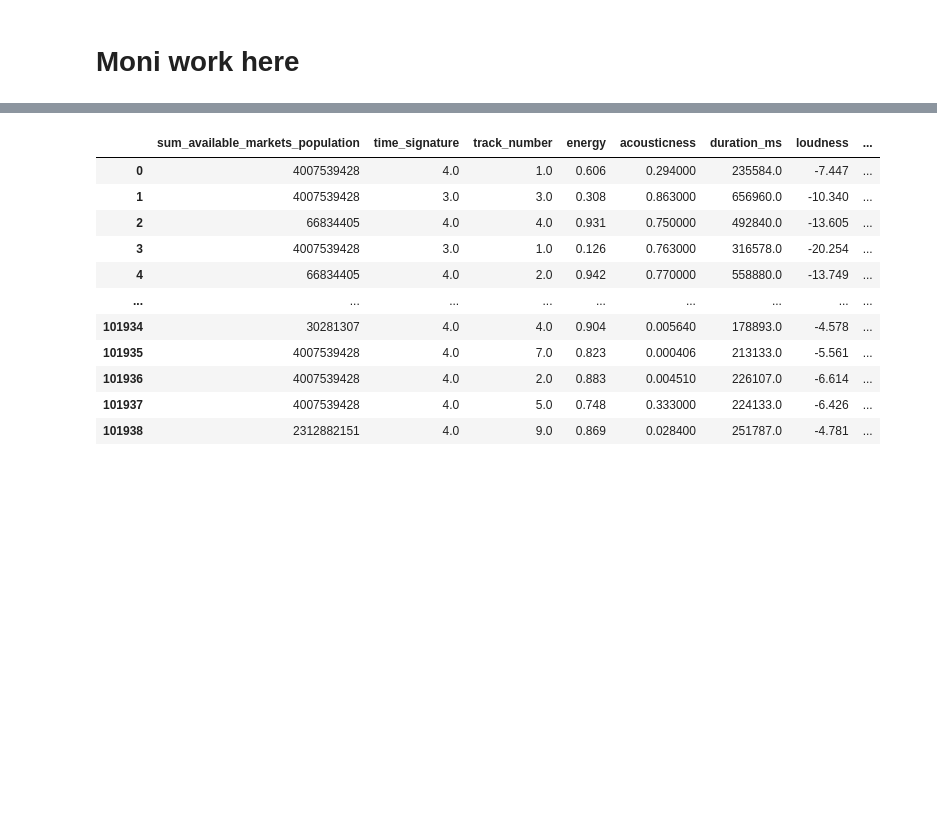
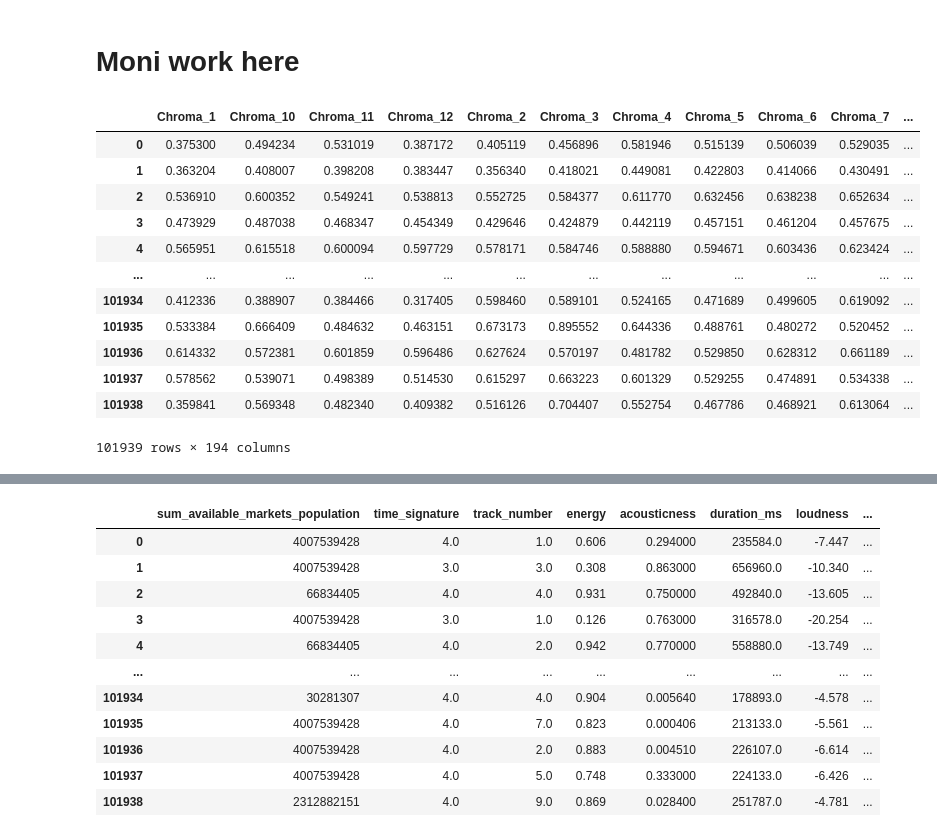
Before and after one commit to monischirri/Spotify_ML, a Jupyter notebook: Spotify_ML_all.ipynb, the cells around one changed output, grey strips where cells are left out. Cells and saved outputs as stored; diff of their text form; code cells hidden in the pictures; blank space fills up the shorter version.

```diff
--- a/Spotify_ML_all.ipynb
+++ b/Spotify_ML_all.ipynb
@@ -784,3 +784,6 @@ sentence_similarity                 6985
 track_id_lyrics-features            6985
 vocabulary_wealth                   6985
 Length: 244, dtype: int64
+# %%
+#Replace NaN w/ median
+all_data_sources = all_data_sources.fillna(all_data_sources.median())
@@ -827,0 +878,2 @@ all_data.columns.to_list()
+# %%
+all_data = all_data[all_data.columns.difference(correlated_features)]
@@ -863,37 +919,37 @@ all_data.genres
 101938       [australian alternative rock, australian rock]
 Name: genres, Length: 101939, dtype: object
 # %%
-import pandas as pd
-import ast
-from collections import Counter
-import numpy as np
+#import pandas as pd
+#import ast
+#from collections import Counter
+#import numpy as np
 
 
 # Convert strings to actual lists, handling NaN values
 #all_data['genres'] = all_data['genres'].apply(lambda x: ast.literal_eval(x) if pd.notnull(x) else x)
 
 #change here the amount of genres
-top_x_genres = 200
+#top_x_genres = 200
 
 # Count occurrences of each genre in all lists combined
-genre_counter = Counter()
-for genre_list in all_data['genres']:
-    if isinstance(genre_list, list):
-        genre_counter.update(genre_list)
+#genre_counter = Counter()
+#for genre_list in all_data['genres']:
+#    if isinstance(genre_list, list):
+#        genre_counter.update(genre_list)
 
 # Get the top 100 genres
-top_100_genres = [genre for genre, count in genre_counter.most_common(top_x_genres)]
+#top_100_genres = [genre for genre, count in genre_counter.most_common(top_x_genres)]
 
 # Display the top 100 genres
-print("Top 100 Genres:", top_100_genres)
+#print("Top 100 Genres:", top_100_genres)
 
 # Remove genres not in the top 100
-def filter_genres(genre_list):
-    if isinstance(genre_list, list):
-        return [genre for genre in genre_list if genre in top_100_genres]
-    return genre_list
+#def filter_genres(genre_list):
+ #   if isinstance(genre_list, list):
+  #      return [genre for genre in genre_list if genre in top_100_genres]
+  #  return genre_list
 
-all_data['processed_genres'] = all_data['genres'].apply(filter_genres)
+#all_data['processed_genres'] = all_data['genres'].apply(filter_genres)
 # %% [output]
 Top 100 Genres: ['pop', 'dance pop', 'latin', 'rock', 'latin pop', 'edm', 'folk-pop', 'tropical house', 'modern rock', 'pop rap', 'indie folk', 'r&b', 'latin rock', 'rock en espanol', 'latin alternati ...
 # %%
@@ -1026,3 +1075,19 @@ cat_attribs = X.select_dtypes(include=['object']).columns
 # Create DataFrames with original column names
 X_prepared_df = create_prepared_dataframe(X, preprocessor, cat_attribs)
 #X_test_prepared_df = create_prepared_dataframe(X, preprocessor,cat_attribs)
+# %%
+X_prepared_df
+# %% [output]
+|  | Chroma_1 | Chroma_10 | Chroma_11 | Chroma_12 | Chroma_2 | Chroma_3 | Chroma_4 | Chroma_5 | Chroma_6 | Chroma_7 | ... |
+| 0 | 0.375300 | 0.494234 | 0.531019 | 0.387172 | 0.405119 | 0.456896 | 0.581946 | 0.515139 | 0.506039 | 0.529035 | ... |
+| 1 | 0.363204 | 0.408007 | 0.398208 | 0.383447 | 0.356340 | 0.418021 | 0.449081 | 0.422803 | 0.414066 | 0.430491 | ... |
+| 2 | 0.536910 | 0.600352 | 0.549241 | 0.538813 | 0.552725 | 0.584377 | 0.611770 | 0.632456 | 0.638238 | 0.652634 | ... |
+| 3 | 0.473929 | 0.487038 | 0.468347 | 0.454349 | 0.429646 | 0.424879 | 0.442119 | 0.457151 | 0.461204 | 0.457675 | ... |
+| 4 | 0.565951 | 0.615518 | 0.600094 | 0.597729 | 0.578171 | 0.584746 | 0.588880 | 0.594671 | 0.603436 | 0.623424 | ... |
+| ... | ... | ... | ... | ... | ... | ... | ... | ... | ... | ... | ... |
+| 101934 | 0.412336 | 0.388907 | 0.384466 | 0.317405 | 0.598460 | 0.589101 | 0.524165 | 0.471689 | 0.499605 | 0.619092 | ... |
+| 101935 | 0.533384 | 0.666409 | 0.484632 | 0.463151 | 0.673173 | 0.895552 | 0.644336 | 0.488761 | 0.480272 | 0.520452 | ... |
+| 101936 | 0.614332 | 0.572381 | 0.601859 | 0.596486 | 0.627624 | 0.570197 | 0.481782 | 0.529850 | 0.628312 | 0.661189 | ... |
+| 101937 | 0.578562 | 0.539071 | 0.498389 | 0.514530 | 0.615297 | 0.663223 | 0.601329 | 0.529255 | 0.474891 | 0.534338 | ... |
+| 101938 | 0.359841 | 0.569348 | 0.482340 | 0.409382 | 0.516126 | 0.704407 | 0.552754 | 0.467786 | 0.468921 | 0.613064 | ... |
+101939 rows × 194 columns
```
Also changed, not shown: parts of 24 cells of this notebook.
